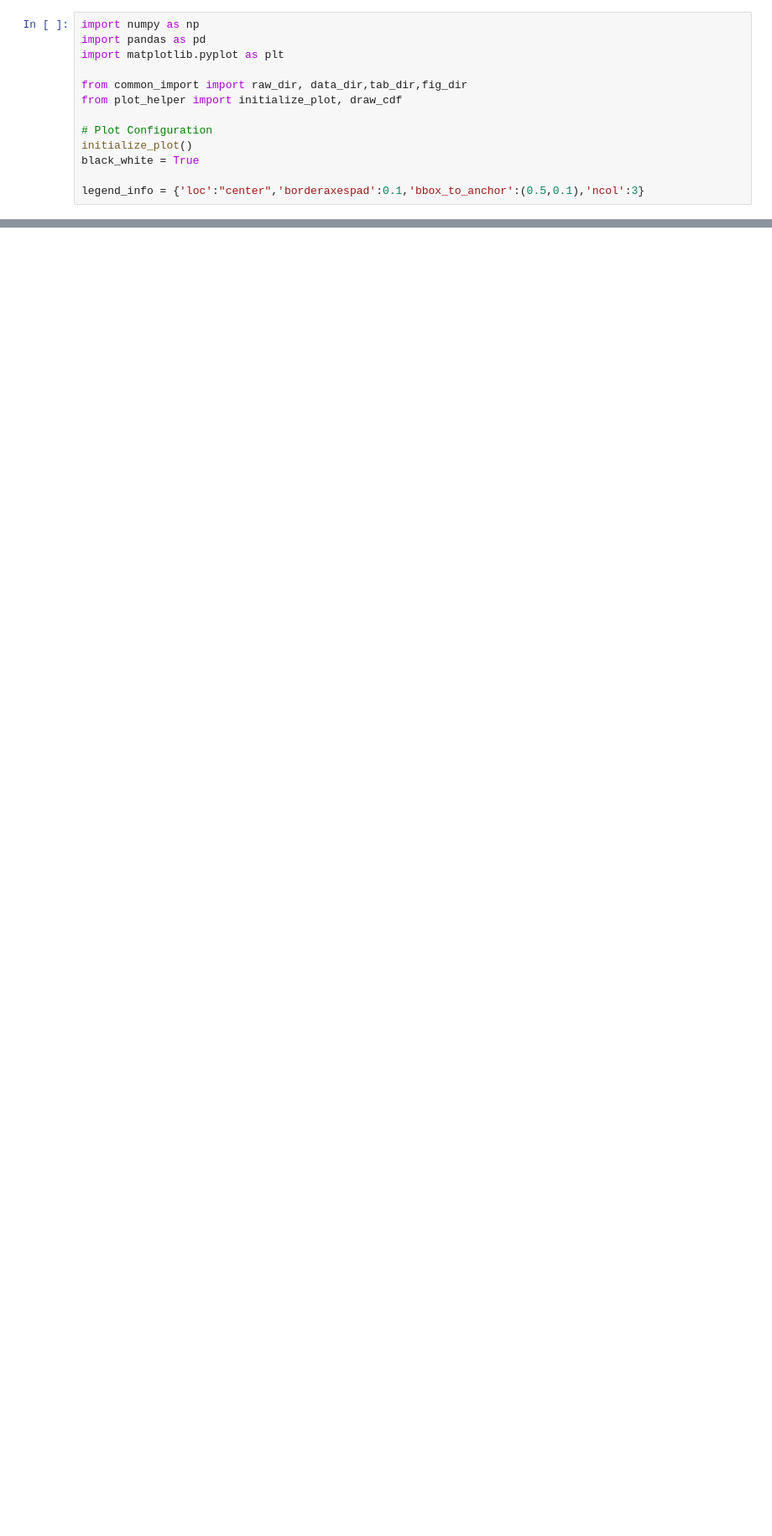
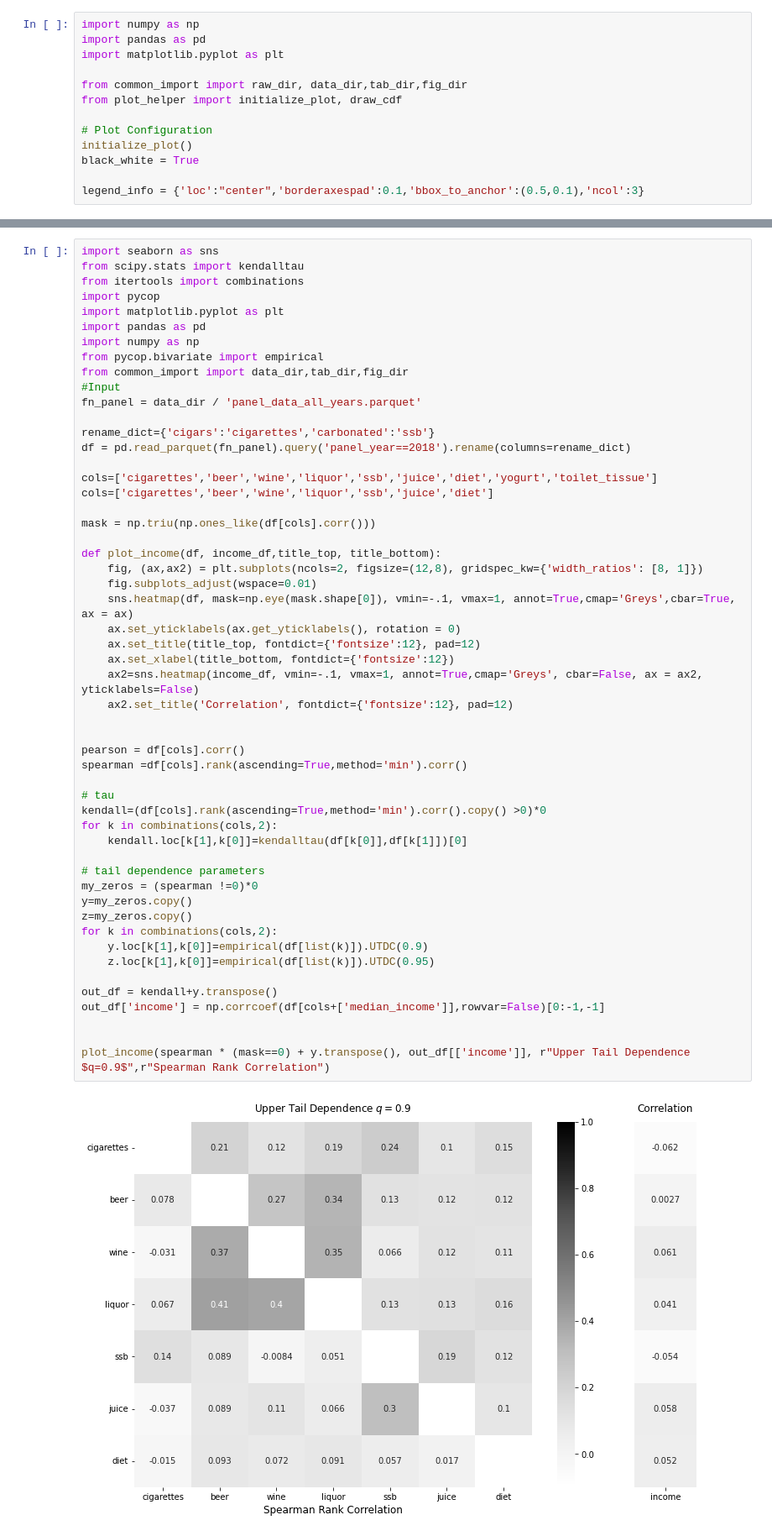
Before and after one commit to chrisconlon/sin_taxes, a Jupyter notebook: code/Chris plot junk.ipynb, the cells around one changed output, grey strips where cells are left out. Shown: that part at 84% size. Cells and saved outputs as stored; diff of their text form; blank space fills up the shorter version.

Commit message:
Adjust for BW

```diff
--- a/code/Chris plot junk.ipynb
+++ b/code/Chris plot junk.ipynb
@@ -40,3 +40,58 @@ plt.savefig(fig_dir/'Figure1B.pdf',bbox_inches="tight")
 # %% [output]
 [figure]
 [figure]
+# %%
+import seaborn as sns
+from scipy.stats import kendalltau
+from itertools import combinations
+import pycop
+import matplotlib.pyplot as plt
+import pandas as pd
+import numpy as np
+from pycop.bivariate import empirical
+from common_import import data_dir,tab_dir,fig_dir
+#Input
+fn_panel = data_dir / 'panel_data_all_years.parquet'
+
+rename_dict={'cigars':'cigarettes','carbonated':'ssb'}
+df = pd.read_parquet(fn_panel).query('panel_year==2018').rename(columns=rename_dict)
+
+cols=['cigarettes','beer','wine','liquor','ssb','juice','diet','yogurt','toilet_tissue']
+cols=['cigarettes','beer','wine','liquor','ssb','juice','diet']
+
+mask = np.triu(np.ones_like(df[cols].corr()))
+
+def plot_income(df, income_df,title_top, title_bottom):
+	fig, (ax,ax2) = plt.subplots(ncols=2, figsize=(12,8), gridspec_kw={'width_ratios': [8, 1]})
+	fig.subplots_adjust(wspace=0.01)
+	sns.heatmap(df, mask=np.eye(mask.shape[0]), vmin=-.1, vmax=1, annot=True,cmap='Greys',cbar=True, ax = ax)
+	ax.set_yticklabels(ax.get_yticklabels(), rotation = 0)
+	ax.set_title(title_top, fontdict={'fontsize':12}, pad=12)
+	ax.set_xlabel(title_bottom, fontdict={'fontsize':12})
+	ax2=sns.heatmap(income_df, vmin=-.1, vmax=1, annot=True,cmap='Greys', cbar=False, ax = ax2, yticklabels=False)
+	ax2.set_title('Correlation', fontdict={'fontsize':12}, pad=12)
+
+
+pearson = df[cols].corr()
+spearman =df[cols].rank(ascending=True,method='min').corr()
+
+# tau
+kendall=(df[cols].rank(ascending=True,method='min').corr().copy() >0)*0
+for k in combinations(cols,2):
+    kendall.loc[k[1],k[0]]=kendalltau(df[k[0]],df[k[1]])[0]
+
+# tail dependence parameters
+my_zeros = (spearman !=0)*0
+y=my_zeros.copy()
+z=my_zeros.copy()
+for k in combinations(cols,2):
+    y.loc[k[1],k[0]]=empirical(df[list(k)]).UTDC(0.9)
+    z.loc[k[1],k[0]]=empirical(df[list(k)]).UTDC(0.95)
+
+out_df = kendall+y.transpose()
+out_df['income'] = np.corrcoef(df[cols+['median_income']],rowvar=False)[0:-1,-1]
+
+
+plot_income(spearman * (mask==0) + y.transpose(), out_df[['income']], r"Upper Tail Dependence $q=0.9$",r"Spearman Rank Correlation")
+# %% [output]
+[figure, added]
```
Also changed, not shown: 3 other files.
